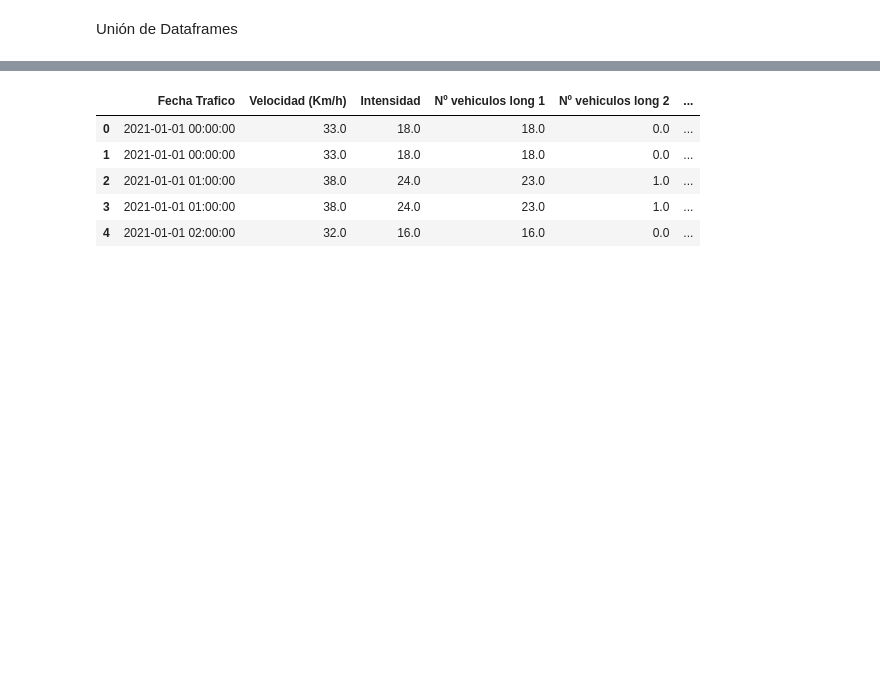
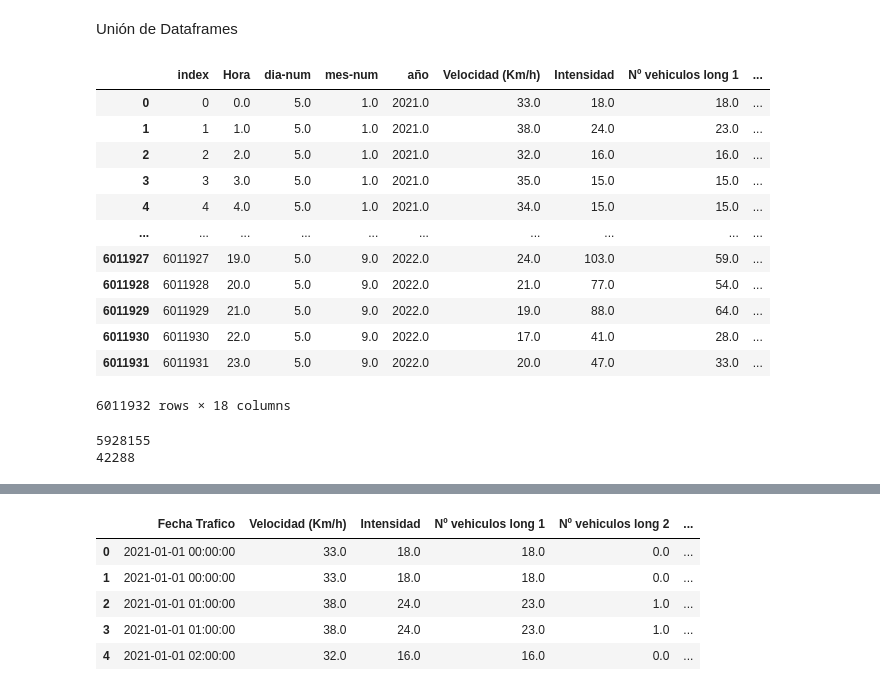
Before and after one commit to Matu10100/AirQuality_Prediction, a Jupyter notebook: Programacion/Unificar_Dataset_&_EDA.ipynb, the cells around one changed output, grey strips where cells are left out. Saved outputs shown, nothing was run; the diff lists cells and outputs as text; code cells hidden in the pictures; blank space fills up the shorter version.

```diff
--- a/Programacion/Unificar_Dataset_&_EDA.ipynb
+++ b/Programacion/Unificar_Dataset_&_EDA.ipynb
@@ -6,6 +6,33 @@ import matplotlib.pyplot as plt
 # %% [markdown]
 Unión de Dataframes
 # %%
+#'''
 # Load the DataFrame from the HDF5 file
-#Train_Air = pd.read_hdf('C:/Users/MARIA PAULA/Downloads/EAFIT/Proyecto de Grado/Air Quality/Train/Train_set_1A.h5', key='df')
-#Train_Mob = pd.read_hdf('C:/Users/MARIA PAULA/Downloads/EAFIT/Proyecto de Grado/Mobilidad/Train/Mobilidad_1A.h5 ', key='df')
+Train_Air = pd.read_hdf('C:/Users/MARIA PAULA/Downloads/EAFIT/Proyecto de Grado/Air Quality/Train/Train_set_1A.h5', key='df')
+Train_Mob = pd.read_hdf('C:/Users/MARIA PAULA/Downloads/EAFIT/Proyecto de Grado/Mobilidad/Train/Mobilidad_1A.h5 ', key='df')
+
+Train_Air = Train_Air.reset_index()
+
+# Cambiar el nombre de la columna
+Train_Air.rename(columns={'comuna': 'codigo comuna',
+                 'Fecha_Hora':'Fecha Trafico'}, inplace=True)
+
+Train_Mob.reset_index()
+
+# Realizar un inner join entre los dos DataFrames
+#df_joined = pd.merge(Train_Mob, Train_Air, on=['Fecha Trafico', 'codigo comuna'], how='left')
+#'''
+# %% [output]
+|  | index | Hora | dia-num | mes-num | año | Velocidad (Km/h) | Intensidad | Nº vehiculos long 1 | ... |
+| 0 | 0 | 0.0 | 5.0 | 1.0 | 2021.0 | 33.0 | 18.0 | 18.0 | ... |
+| 1 | 1 | 1.0 | 5.0 | 1.0 | 2021.0 | 38.0 | 24.0 | 23.0 | ... |
+| 2 | 2 | 2.0 | 5.0 | 1.0 | 2021.0 | 32.0 | 16.0 | 16.0 | ... |
+| 3 | 3 | 3.0 | 5.0 | 1.0 | 2021.0 | 35.0 | 15.0 | 15.0 | ... |
+| 4 | 4 | 4.0 | 5.0 | 1.0 | 2021.0 | 34.0 | 15.0 | 15.0 | ... |
+| ... | ... | ... | ... | ... | ... | ... | ... | ... | ... |
+| 6011927 | 6011927 | 19.0 | 5.0 | 9.0 | 2022.0 | 24.0 | 103.0 | 59.0 | ... |
+| 6011928 | 6011928 | 20.0 | 5.0 | 9.0 | 2022.0 | 21.0 | 77.0 | 54.0 | ... |
+| 6011929 | 6011929 | 21.0 | 5.0 | 9.0 | 2022.0 | 19.0 | 88.0 | 64.0 | ... |
+| 6011930 | 6011930 | 22.0 | 5.0 | 9.0 | 2022.0 | 17.0 | 41.0 | 28.0 | ... |
+| 6011931 | 6011931 | 23.0 | 5.0 | 9.0 | 2022.0 | 20.0 | 47.0 | 33.0 | ... |
+6011932 rows × 18 columns
@@ -26,0 +39,9 @@ Unión de Dataframes
+# %%
+# Verificar si las combinaciones de 'Fecha Trafico' y 'codigo comuna' son únicas en Train_Mob
+print(Train_Mob.duplicated(subset=['Fecha Trafico', 'codigo comuna']).sum())
+
+# Verificar si las combinaciones de 'Fecha Trafico' y 'codigo comuna' son únicas en Train_Air
+print(Train_Air.duplicated(subset=['Fecha Trafico', 'codigo comuna']).sum())
+# %% [output]
+5928155
+42288
```
Also changed, not shown: parts of 14 cells of this notebook, 2 other files.
